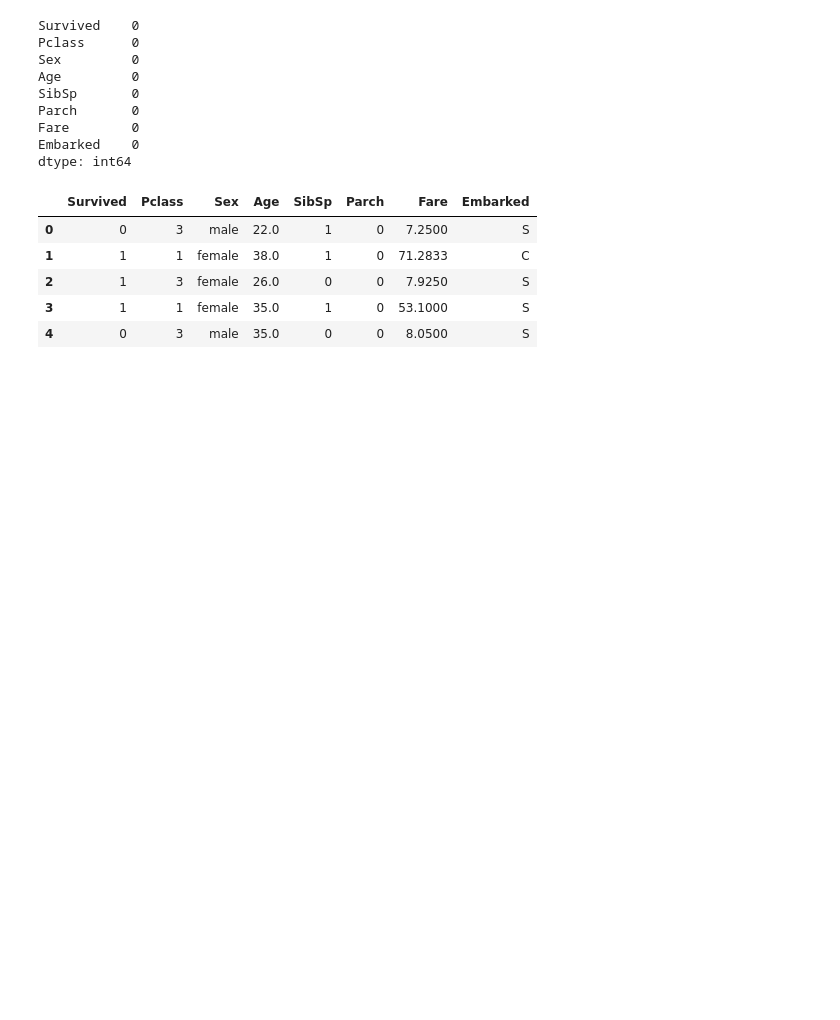
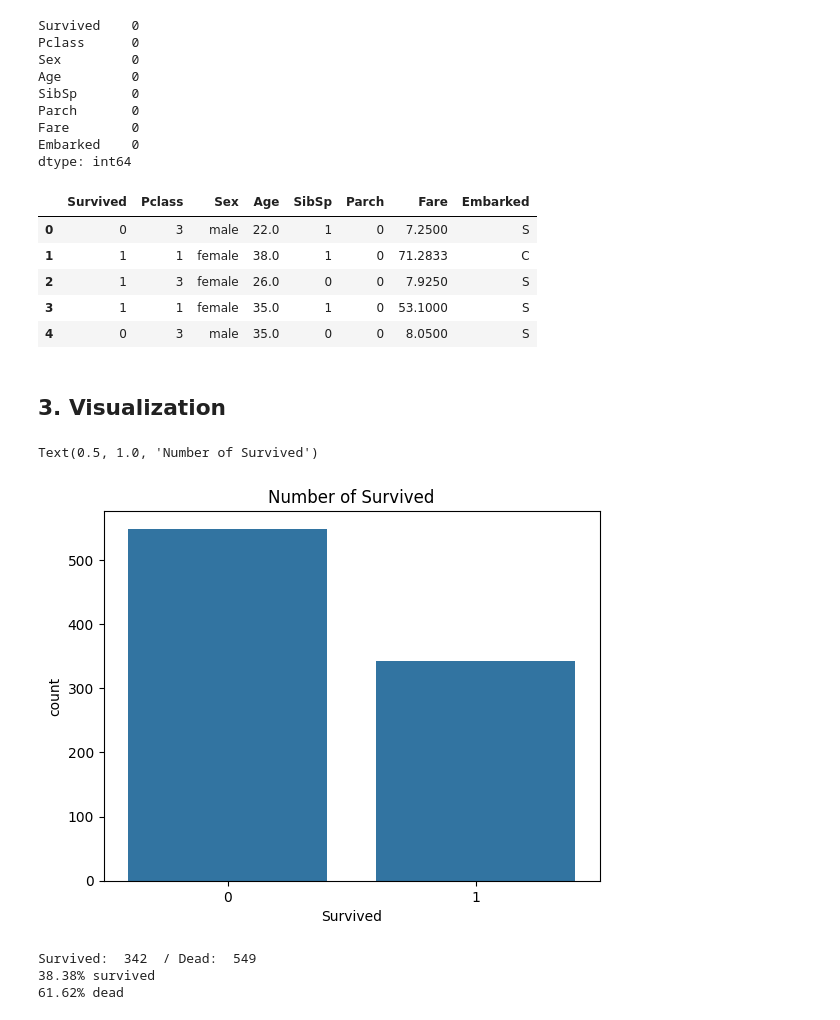
Before and after one commit to isaacqsxsq/Titanic-EDA, a Jupyter notebook: My_EDA.ipynb, the cells around one changed output. Cells and saved outputs as stored; diff of their text form; code cells hidden in the pictures; blank space fills up the shorter version.

```diff
--- a/My_EDA.ipynb
+++ b/My_EDA.ipynb
@@ -119,3 +120,21 @@ dtype: int64
 | 2 | 1 | 3 | female | 26.0 | 0 | 0 | 7.9250 | S |
 | 3 | 1 | 1 | female | 35.0 | 1 | 0 | 53.1000 | S |
 | 4 | 0 | 3 | male | 35.0 | 0 | 0 | 8.0500 | S |
+# %% [markdown]
+## 3. Visualization
+# %%
+sns.countplot(my_data, x = 'Survived')
+plt.title('Number of Survived')
+# %% [output]
+Text(0.5, 1.0, 'Number of Survived')
+[figure, added]
+# %%
+survived = len(my_data[my_data['Survived'] == 1])
+dead = len(my_data[my_data['Survived'] == 0])
+print("Survived: ", survived, " / Dead: ", dead)
+print(f"{survived/(survived+dead) * 100:.2f}% survived")
+print(f"{dead/(survived+dead) * 100:.2f}% dead")
+# %% [output]
+Survived:  342  / Dead:  549
+38.38% survived
+61.62% dead
```
Also changed, not shown: parts of 5 cells of this notebook.
